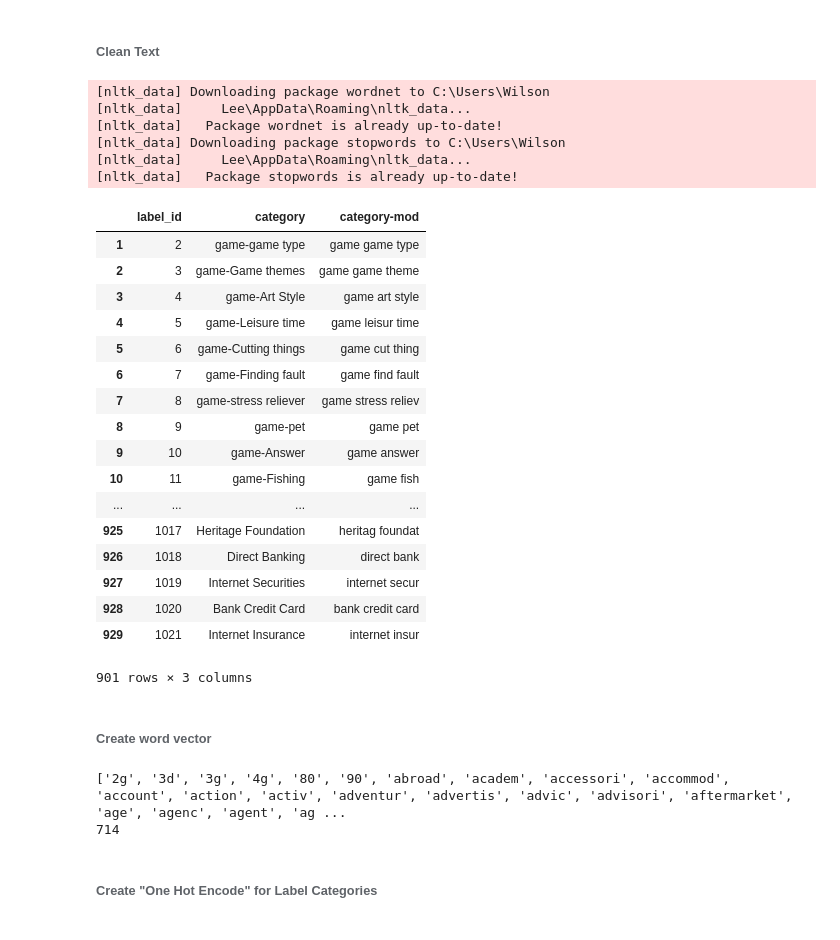
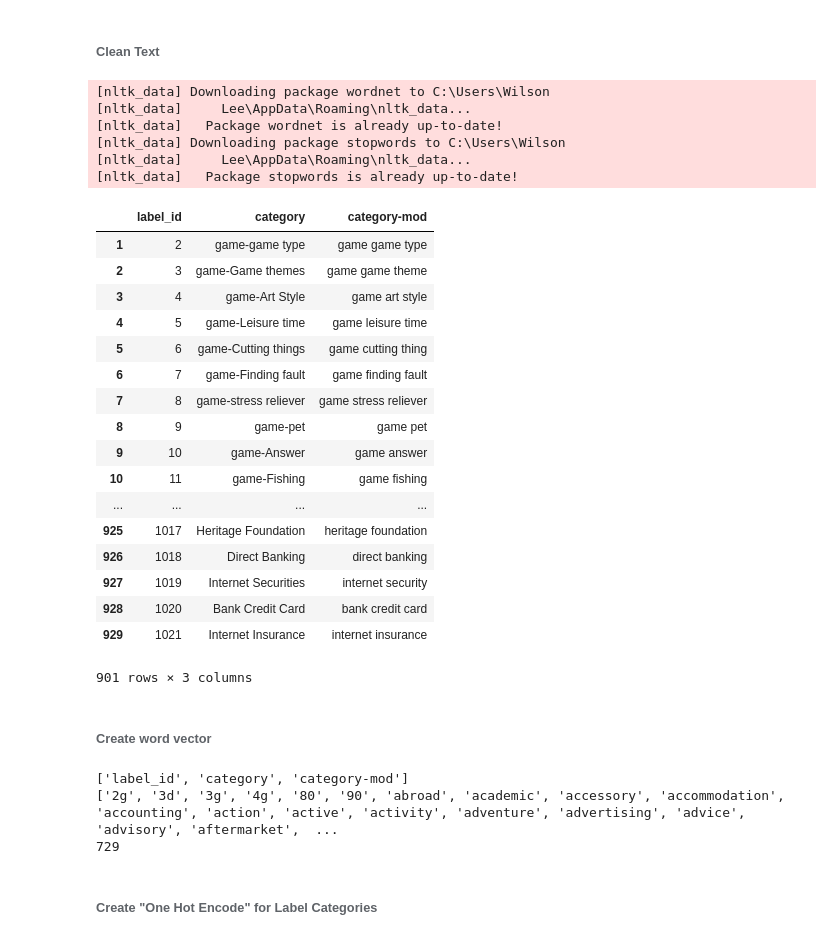
Before and after one commit to wlee0515/Application_Criteria_Generator, a Jupyter notebook: Application_Criteria_Generator/Code/DataPrep/Data Wrangling & Cleaning.ipynb, the cells around one changed output. Cells and saved outputs as stored; diff of their text form; code cells hidden in the pictures.

```diff
--- a/Application_Criteria_Generator/Code/DataPrep/Data Wrangling & Cleaning.ipynb
+++ b/Application_Criteria_Generator/Code/DataPrep/Data Wrangling & Cleaning.ipynb
@@ -253,13 +257,27 @@ df_trans_label_categories = df_label_categories.copy()
 df_trans_label_categories["category-mod"] = df_trans_label_categories["category"]
 df_trans_label_categories["category-mod"] = df_trans_label_categories["category-mod"].str.lower()
 
-translator = str.maketrans('game-','game ')
-df_trans_label_categories["category-mod"] = df_trans_label_categories["category-mod"].str.translate(translator)
+#dash and Spaces
+df_trans_label_categories["category-mod"] = df_trans_label_categories["category-mod"].str.replace("-"," ")
+df_trans_label_categories["category-mod"] = df_trans_label_categories["category-mod"].str.replace("_"," ")
+
+df_trans_label_categories["category-mod"] = df_trans_label_categories["category-mod"].str.replace("games"," game ")
+df_trans_label_categories["category-mod"] = df_trans_label_categories["category-mod"].str.replace("game"," game ")
+
+
+# play
+df_trans_label_categories["category-mod"] = df_trans_label_categories["category-mod"].str.replace(r'played[0-9]','play ')
+df_trans_label_categories["category-mod"] = df_trans_label_categories["category-mod"].str.replace(r'play[0-9]','play ')
+df_trans_label_categories["category-mod"] = df_trans_label_categories["category-mod"].str.replace(" playing "," play ")
+df_trans_label_categories["category-mod"] = df_trans_label_categories["category-mod"].str.replace(" played "," play ")
+df_trans_label_categories["category-mod"] = df_trans_label_categories["category-mod"].str.replace(" play "," play ")
+
+df_trans_label_categories["category-mod"] = df_trans_label_categories["category-mod"].str.replace("   ","  ")
+df_trans_label_categories["category-mod"] = df_trans_label_categories["category-mod"].str.replace("  "," ")
 
 # rpg
+df_trans_label_categories["category-mod"] = df_trans_label_categories["category-mod"].str.replace(" role play game "," rpg ")
 df_trans_label_categories["category-mod"] = df_trans_label_categories["category-mod"].str.replace(" rpg "," rpg game ")
-df_trans_label_categories["category-mod"] = df_trans_label_categories["category-mod"].str.replace("  "," ")
-df_trans_label_categories["category-mod"] = df_trans_label_categories["category-mod"].str.replace(" role playing games "," rpg game ")
 
 # paid
 df_trans_label_categories["category-mod"] = df_trans_label_categories["category-mod"].str.replace(r'paid[0-9]','paid')
@@ -271,12 +289,6 @@ df_trans_label_categories["category-mod"] = df_trans_label_categories["category-
 # higher
 df_trans_label_categories["category-mod"] = df_trans_label_categories["category-mod"].str.replace(" higher "," high")
 df_trans_label_categories["category-mod"] = df_trans_label_categories["category-mod"].str.replace(" high "," high ")
-
-# play
-df_trans_label_categories["category-mod"] = df_trans_label_categories["category-mod"].str.replace(r'played[0-9]','play')
-df_trans_label_categories["category-mod"] = df_trans_label_categories["category-mod"].str.replace(r'play[0-9]','play')
-df_trans_label_categories["category-mod"] = df_trans_label_categories["category-mod"].str.replace(" played "," play ")
-df_trans_label_categories["category-mod"] = df_trans_label_categories["category-mod"].str.replace(" play "," play ")
 
 # fetus
 df_trans_label_categories["category-mod"] = df_trans_label_categories["category-mod"].str.replace("fetus"," pregnant baby ")
@@ -320,16 +332,16 @@ df_trans_label_categories["category-mod"] = df_trans_label_categories["category-
 df_trans_label_categories["category-mod"] = df_trans_label_categories["category-mod"].str.replace(","," ")
 
 # replace float numbers
-df_trans_label_categories["category-mod"] = df_trans_label_categories["category-mod"].str.replace(r'[0-9]\.[0-9]','')
-df_trans_label_categories["category-mod"] = df_trans_label_categories["category-mod"].str.replace(r' [0-9][0-9] ','')
+df_trans_label_categories["category-mod"] = df_trans_label_categories["category-mod"].str.replace(r'[0-9]\.[0-9]',' ')
+df_trans_label_categories["category-mod"] = df_trans_label_categories["category-mod"].str.replace(r' [0-9][0-9] ',' ')
 
 # replace period
 df_trans_label_categories["category-mod"] = df_trans_label_categories["category-mod"].str.replace("."," ")
 
 # replace single character words
-df_trans_label_categories["category-mod"] = df_trans_label_categories["category-mod"].str.replace(r'^. ','')
-df_trans_label_categories["category-mod"] = df_trans_label_categories["category-mod"].str.replace(r' . ','')
-df_trans_label_categories["category-mod"] = df_trans_label_categories["category-mod"].str.replace(r' .$','')
+df_trans_label_categories["category-mod"] = df_trans_label_categories["category-mod"].str.replace(r'^. ',' ')
+df_trans_label_categories["category-mod"] = df_trans_label_categories["category-mod"].str.replace(r' . ',' ')
+df_trans_label_categories["category-mod"] = df_trans_label_categories["category-mod"].str.replace(r' .$',' ')
 
 # clean spaces
 df_trans_label_categories["category-mod"] = df_trans_label_categories["category-mod"].str.replace("   ","  ")
@@ -360,58 +372,64 @@ def custom_op(row):
     for word in wWordBag:
         # lemmatize word
         wNewWord = wordnet_lemmatize.lemmatize(word)
-        wNewWord = stemmer.stem(wNewWord)
+        # wNewWord = stemmer.stem(wNewWord)
         wNewWordBag.append(wNewWord)
 
     wNewWordBag = [word for word in wNewWordBag if len(word) >= 2]
 
     ostring = ""
     for word in wNewWordBag:
         if not ostring == "":
             ostring += " "
         ostring += word
     return ostring
 
 df_trans_label_categories["category-mod"] = df_trans_label_categories.apply(custom_op, axis=1)
 
 # list = df_trans_label_categories["category-mod"].tolist()
 # print(list)
 # print(len(list))
 df_trans_label_categories
 # %% [output]
 [nltk_data] Downloading package wordnet to C:\Users\Wilson
 [nltk_data]     Lee\AppData\Roaming\nltk_data...
 [nltk_data]   Package wordnet is already up-to-date!
 [nltk_data] Downloading package stopwords to C:\Users\Wilson
 [nltk_data]     Lee\AppData\Roaming\nltk_data...
 [nltk_data]   Package stopwords is already up-to-date!
 |  | label_id | category | category-mod |
 | 1 | 2 | game-game type | game game type |
 | 2 | 3 | game-Game themes | game game theme |
 | 3 | 4 | game-Art Style | game art style |
-| 4 | 5 | game-Leisure time | game leisur time |
-| 5 | 6 | game-Cutting things | game cut thing |
-| 6 | 7 | game-Finding fault | game find fault |
-| 7 | 8 | game-stress reliever | game stress reliev |
+| 4 | 5 | game-Leisure time | game leisure time |
+| 5 | 6 | game-Cutting things | game cutting thing |
+| 6 | 7 | game-Finding fault | game finding fault |
+| 7 | 8 | game-stress reliever | game stress reliever |
 | 8 | 9 | game-pet | game pet |
 | 9 | 10 | game-Answer | game answer |
-| 10 | 11 | game-Fishing | game fish |
+| 10 | 11 | game-Fishing | game fishing |
 | ... | ... | ... | ... |
-| 925 | 1017 | Heritage Foundation | heritag foundat |
-| 926 | 1018 | Direct Banking | direct bank |
-| 927 | 1019 | Internet Securities | internet secur |
+| 925 | 1017 | Heritage Foundation | heritage foundation |
+| 926 | 1018 | Direct Banking | direct banking |
+| 927 | 1019 | Internet Securities | internet security |
 | 928 | 1020 | Bank Credit Card | bank credit card |
-| 929 | 1021 | Internet Insurance | internet insur |
+| 929 | 1021 | Internet Insurance | internet insurance |
 901 rows × 3 columns
 # %% [markdown]
 ###### Create word vector
 # %%
 list_of_labels = df_trans_label_categories["category-mod"].tolist()
+list_of_existing_columns = list(df_trans_label_categories)
+print(list_of_existing_columns)
 list_of_words = []
 for label in list_of_labels:
     wordbag = label.split(" ")
     for word in wordbag:
         if word == "":
+            # exclude blanks
+            continue
+        if word in list_of_existing_columns:
+            # exclude existing columns
             continue
         if not word in list_of_words:
             list_of_words.append(word)
@@ -419,8 +437,9 @@ list_of_words.sort()
 print(list_of_words)
 print(len(list_of_words))
 # %% [output]
-['2g', '3d', '3g', '4g', '80', '90', 'abroad', 'academ', 'accessori', 'accommod', 'account', 'action', 'activ', 'adventur', 'advertis', 'advic', 'advisori', 'aftermarket', 'age', 'agenc', 'agent', 'ag ...
-714
+['label_id', 'category', 'category-mod']
+['2g', '3d', '3g', '4g', '80', '90', 'abroad', 'academic', 'accessory', 'accommodation', 'accounting', 'action', 'active', 'activity', 'adventure', 'advertising', 'advice', 'advisory', 'aftermarket',  ...
+729
 # %% [markdown]
 ###### Create "One Hot Encode" for Label Categories
 # %%
```
Also changed, not shown: parts of 35 cells of this notebook.
